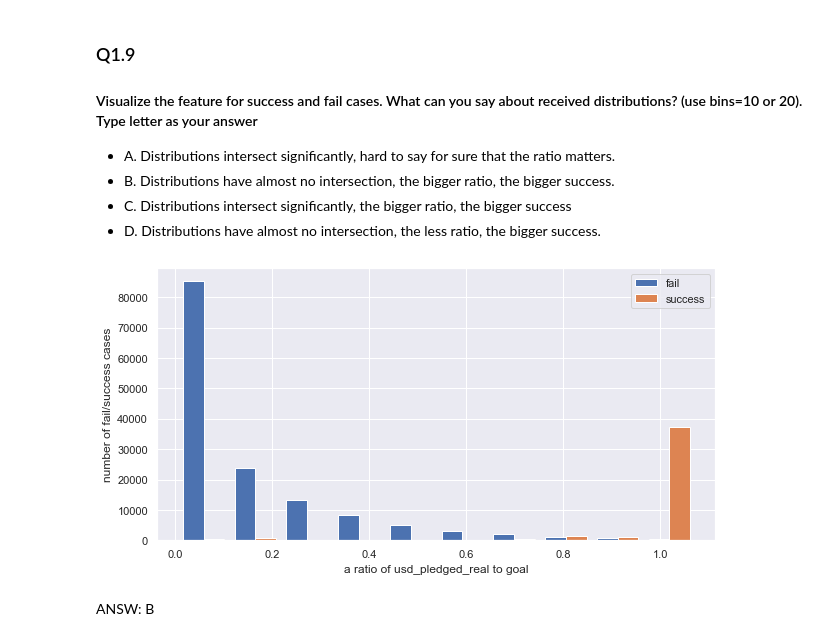
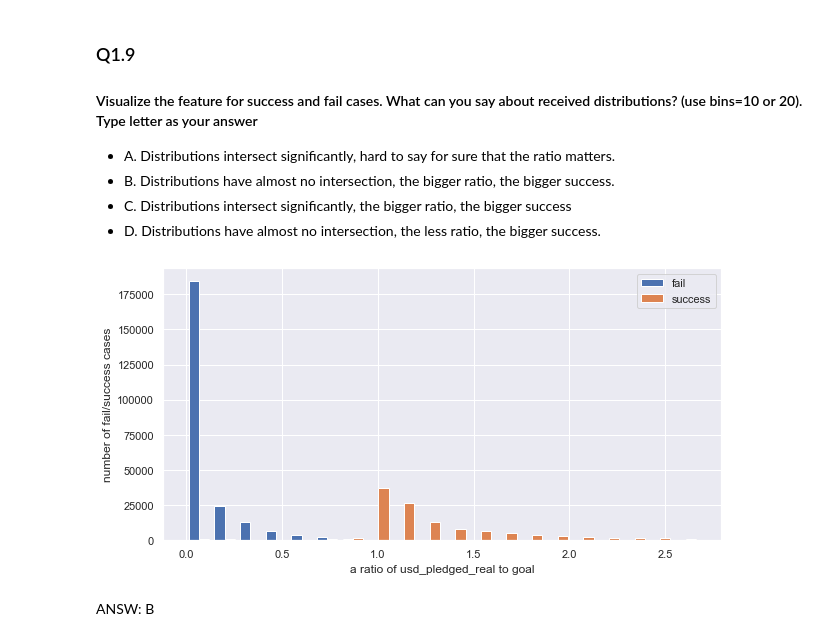
Before and after one commit to annenkova97/Intro2DS, a Jupyter notebook: HW2/assigment_2_reupload.ipynb, the cells around one changed output. Drawn from its saved outputs; the diff is of its cells as text; code cells hidden in the pictures.

```diff
--- a/HW2/assigment_2_reupload.ipynb
+++ b/HW2/assigment_2_reupload.ipynb
@@ -413,12 +413,14 @@ df.shape
 # %% [output]
 (370219, 17)
 # %%
+df['pledge2goal'] = df['usd_pledged_real']/df['goal']
 q_low = df['pledge2goal'].quantile(0.25)
 q_hi  = df['pledge2goal'].quantile(0.75)
 iqr = q_hi - q_low
 
 q_low = q_low - 1.5*iqr
 q_hi = q_hi + 1.5*iqr
+df_filtered = df[(df['pledge2goal'] >= q_low) & (df['pledge2goal'] <= q_hi)]
 # %%
 df_filtered = df[(df['pledge2goal'] >= q_low) & (df['pledge2goal'] <= q_hi)]
 df_filtered.shape
@@ -438,15 +440,15 @@ ANSW: 18415
 # %%
 fail = df_filtered['pledge2goal'][df_filtered.state == 0]
 success = df_filtered['pledge2goal'][df_filtered.state == 1]
 
 plt.figure(figsize=(10,5))
-plt.hist([fail, success], bins = 10, label = ['fail', 'success'])
+plt.hist([fail, success], bins = 20, label = ['fail', 'success'])
 plt.legend()
 plt.ylabel('number of fail/success cases')
 plt.xlabel('a ratio of usd_pledged_real to goal')
 plt.show()
 # %% [output]
-[figure, old version]
+[figure, new version]
 # %% [markdown]
 ANSW: B
 # %% [markdown]
```
Also changed, not shown: parts of 89 cells of this notebook, 3 other files.
